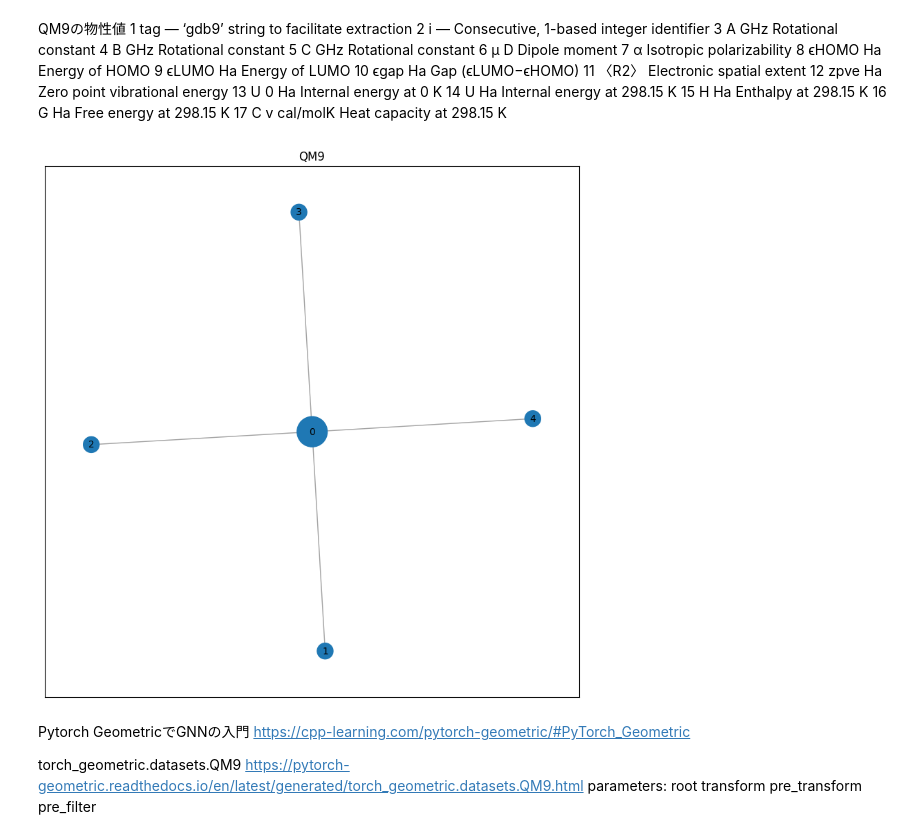
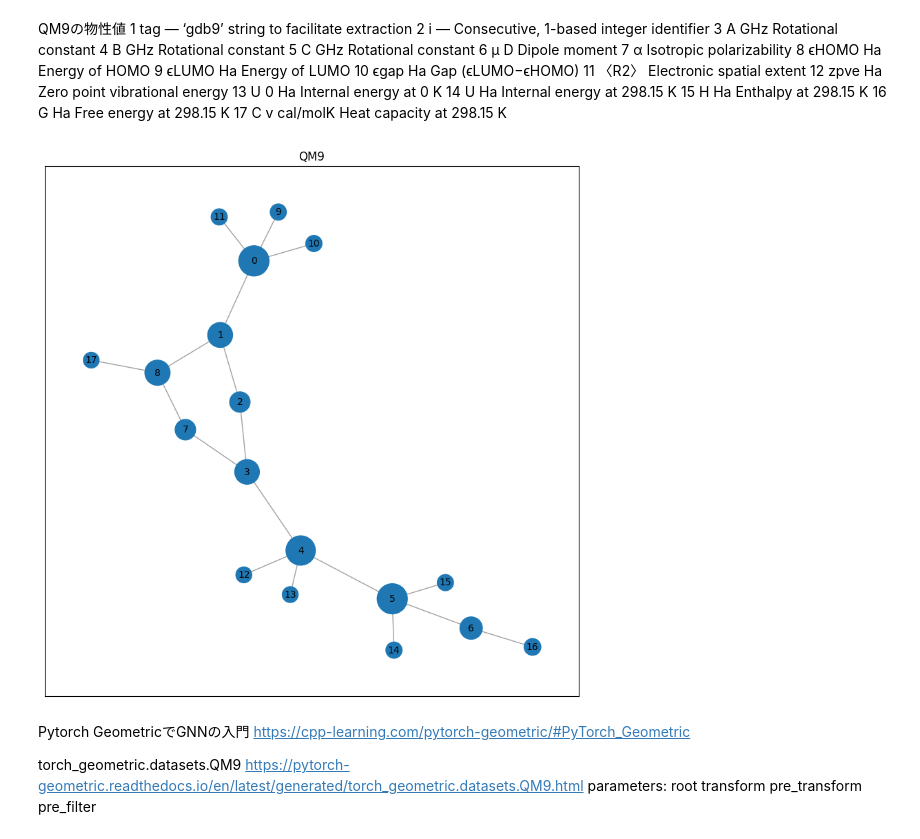
Before and after one commit to Kazuri1111/Pytorch, a Jupyter notebook: GCN/GNN2.ipynb, the cells around one changed output. Drawn from its saved outputs; the diff is of its cells as text; code cells hidden in the pictures.

```diff
--- a/GCN/GNN2.ipynb
+++ b/GCN/GNN2.ipynb
@@ -100,35 +100,35 @@ import networkx
 from matplotlib import pyplot as plt
 import numpy as np
 from torch_geometric.utils import to_networkx
 
-data = dataset[0]
+data = dataset[123125]
 nxg = to_networkx(data)
 
 pagerank = networkx.pagerank(nxg) #pagerankはノードの中心性(重要性の指標)
 pagerank_max = np.array(list(pagerank.values())).max()
 
 #可視化する時のノード位置
 draw_position = networkx.spring_layout(nxg,seed=0)
 
 # 色指定
 color_map = plt.get_cmap("tab10")
 labels = data.y.numpy()
 colors = [color_map(i) for i in labels]
 
 plt.figure(figsize=(10,10))
 networkx.draw_networkx_nodes(nxg,
                             draw_position,
                             node_size=[v / pagerank_max * 1000 for v in pagerank.values()],
                             #node_color=colors, alpha=0.5
                             )
 
 networkx.draw_networkx_edges(nxg, draw_position, arrowstyle='-', alpha=0.2)
 networkx.draw_networkx_labels(nxg, draw_position, font_size=10)
 
 plt.title('QM9')
 plt.show()
 # %% [output]
-[figure, old version]
+[figure, new version]
 # %% [markdown]
 Pytorch GeometricでGNNの入門
 https://cpp-learning.com/pytorch-geometric/#PyTorch_Geometric
```
Also changed, not shown: 9 other files.
